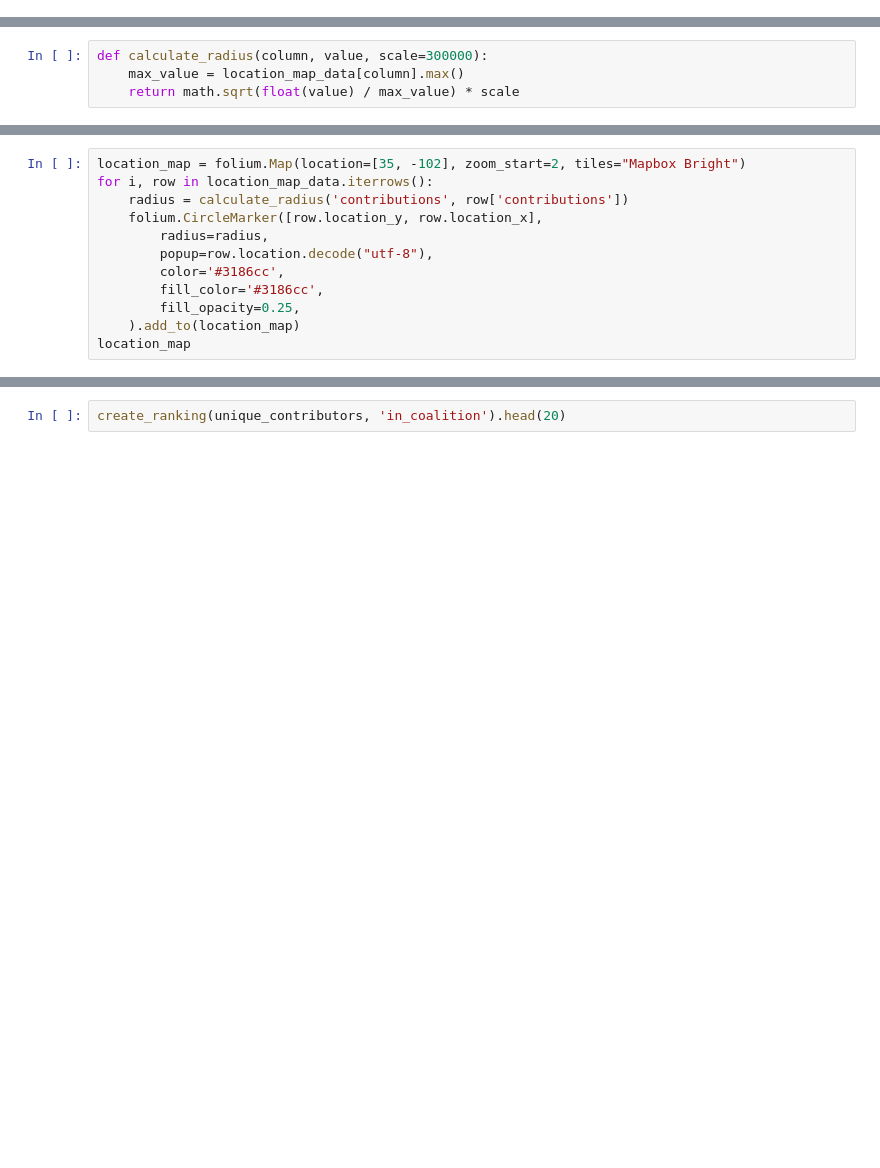
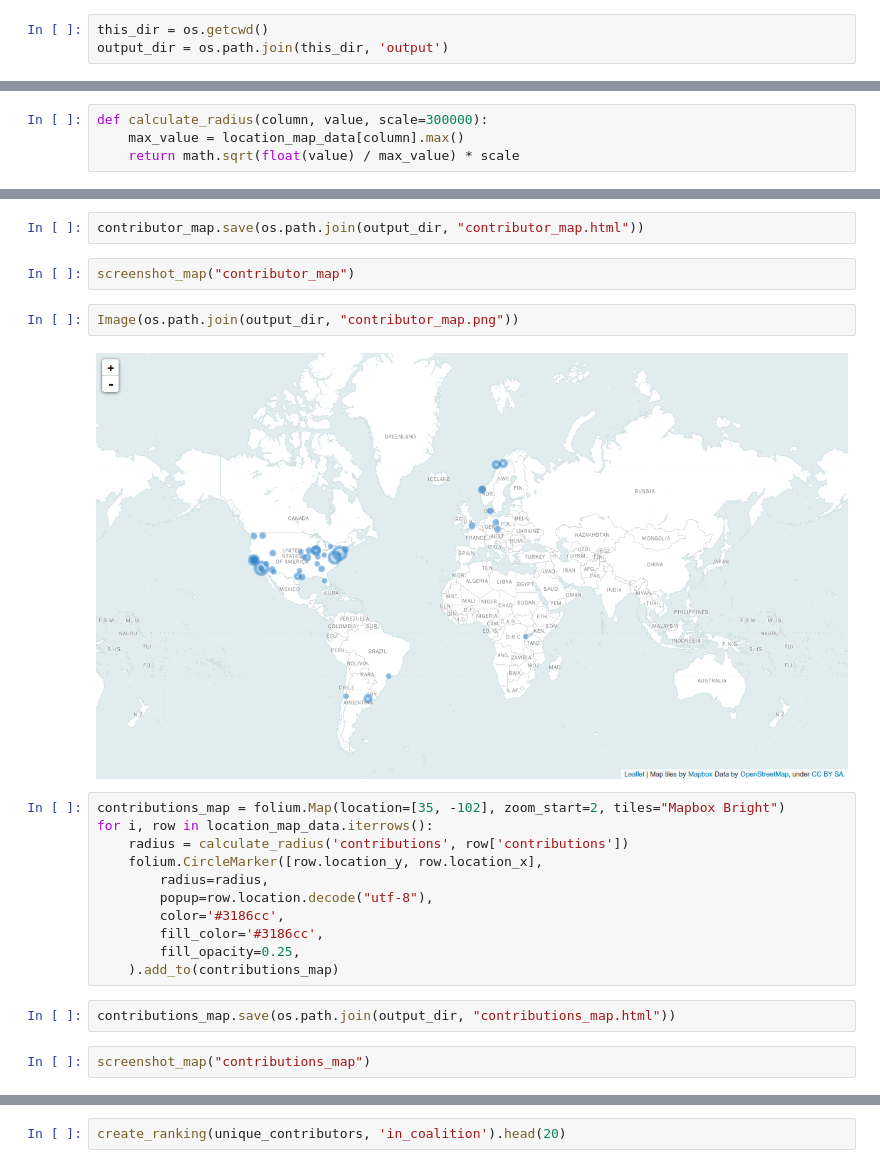
Before and after one commit to palewire/python-calaccess-notebooks, a Jupyter notebook: project-management/analyze-participants.ipynb, the cells around one changed output, grey strips where cells are left out. Cells and saved outputs as stored; diff of their text form; blank space fills up the shorter version.

Commit message:
figured out put images into notebook

```diff
--- a/project-management/analyze-participants.ipynb
+++ b/project-management/analyze-participants.ipynb
@@ -15,4 +19,7 @@ pd.options.display.max_rows = 5000
 pd.set_option('display.float_format', lambda x: '%.2f' % x)
 # %%
 %matplotlib inline
+# %%
+this_dir = os.getcwd()
+output_dir = os.path.join(this_dir, 'output')
 # %%
@@ -139,5 +153,13 @@ location_map
+# %%
+contributor_map.save(os.path.join(output_dir, "contributor_map.html"))
+# %%
+screenshot_map("contributor_map")
+# %%
+Image(os.path.join(output_dir, "contributor_map.png"))
+# %% [output]
+[figure, added]
 # %%
-location_map = folium.Map(location=[35, -102], zoom_start=2, tiles="Mapbox Bright")
+contributions_map = folium.Map(location=[35, -102], zoom_start=2, tiles="Mapbox Bright")
 for i, row in location_map_data.iterrows():
     radius = calculate_radius('contributions', row['contributions'])
     folium.CircleMarker([row.location_y, row.location_x],
@@ -146,5 +168,8 @@ for i, row in location_map_data.iterrows():
         color='#3186cc',
         fill_color='#3186cc',
         fill_opacity=0.25,
-    ).add_to(location_map)
-location_map
+    ).add_to(contributions_map)
+# %%
+contributions_map.save(os.path.join(output_dir, "contributions_map.html"))
+# %%
+screenshot_map("contributions_map")
```
Also changed, not shown: parts of 5 cells of this notebook, 5 other files.
